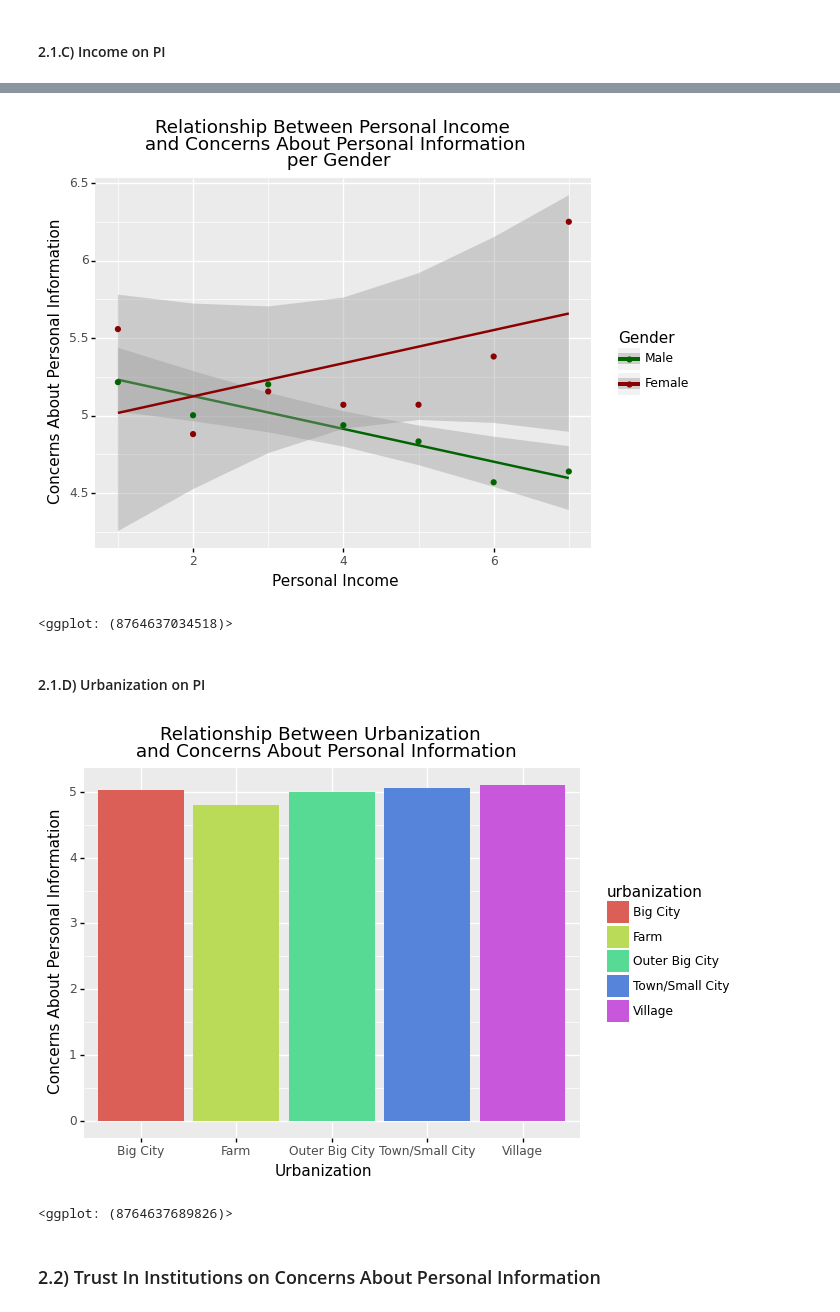
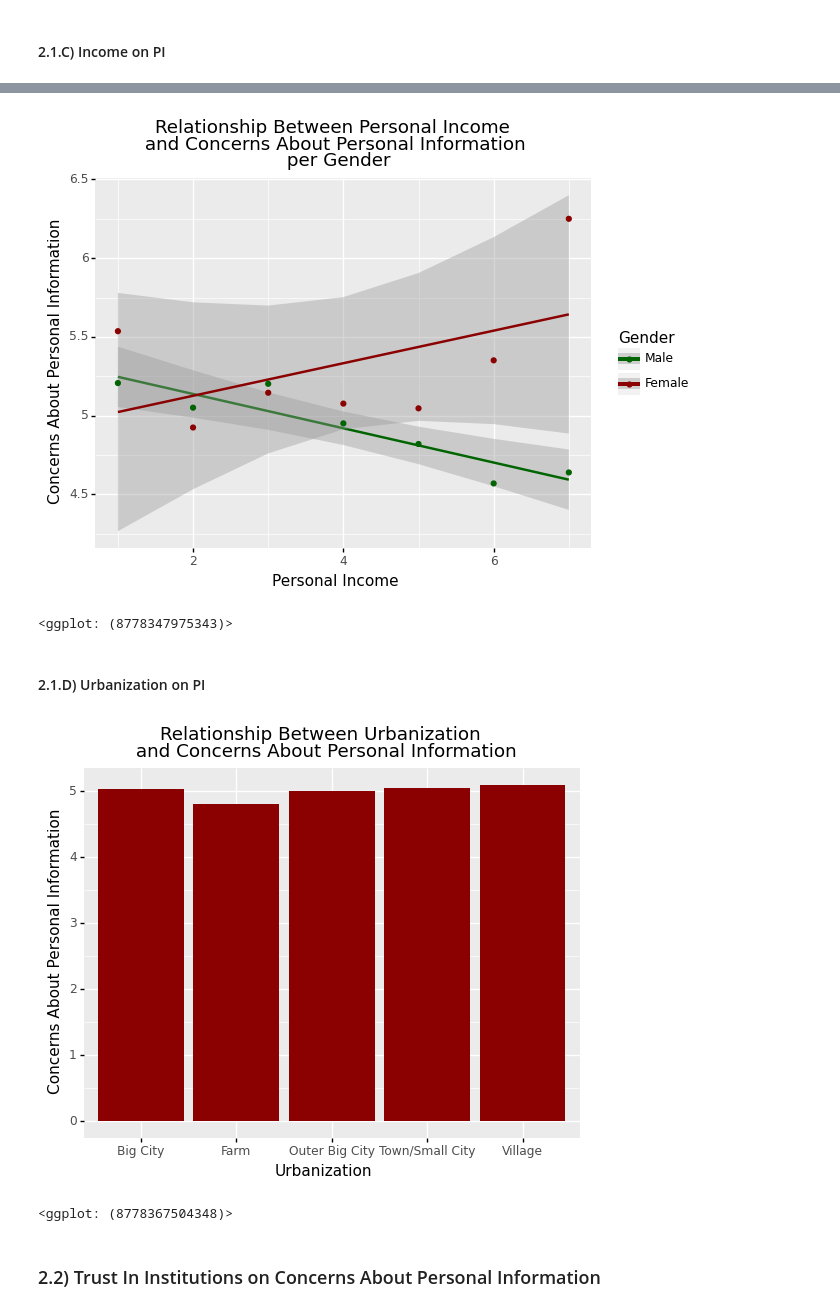
Before and after one commit to tugberkcapraz/pi_concerns, a Jupyter notebook: Post.ipynb, the cells around one changed output, grey strips where cells are left out. Saved outputs shown, nothing was run; the diff lists cells and outputs as text; code cells hidden in the pictures.

```diff
--- a/Post.ipynb
+++ b/Post.ipynb
@@ -381,7 +408,8 @@ mask = df.groupby(["income", "gender"])["pi_concerns"].mean().reset_index().copy
 mask.dropna(inplace=True)
 mask.income = mask.income.astype("int")
 
-(
+# create the plot
+income_vs_pi_gendered = (
     ggplot(mask,
            aes(x="income", y="pi_concerns", color="factor(gender)")) +
     geom_smooth(method="lm", se=True) +
@@ -392,28 +420,42 @@ mask.income = mask.income.astype("int")
                        values=["darkgreen", "darkred"],
                        labels=["Male", "Female"]) +
     ggtitle("Relationship Between Personal Income \n and Concerns About Personal Information \n per Gender")
-)
+                        )
+# save the plot
+ggplot.save(self=income_vs_pi_gendered,
+            filename="income_vs_pi_gendered.png",
+            path="plots/")
+
+# display the plot
+income_vs_pi_gendered
 # %% [output]
-[figure, old version]
+[figure, new version]
-<ggplot: (8764637034518)>
+<ggplot: (8778347975343)>
 # %% [markdown]
 #### 2.1.D) Urbanization on PI
 # %%
 mask = df.groupby(["urbanization"])["pi_concerns"].mean().reset_index().copy()
 mask.dropna(inplace=True)
 
-(
+# create the plot
+urbanization_vs_pi = (
         ggplot(mask,
-               aes(x="urbanization", y="pi_concerns", fill="urbanization")) +
-        geom_col(stat="identity") +
+               aes(x="urbanization", y="pi_concerns")) +
+        geom_col(stat="identity", fill="darkred") +
         xlab("Urbanization") +
         ylab("Concerns About Personal Information") +
         ggtitle("Relationship Between Urbanization \n and Concerns About Personal Information")
+                     )
+# save the plot
+ggplot.save(self=urbanization_vs_pi,
+            filename="urbanization_vs_pi.png",
+            path="plots/")
 
-)
+# display the plot
+urbanization_vs_pi
 # %% [output]
-[figure, old version]
+[figure, new version]
-<ggplot: (8764637689826)>
+<ggplot: (8778367504348)>
 # %% [markdown]
 ### 2.2) Trust In Institutions on Concerns About Personal Information
 # %%
```
Also changed, not shown: parts of 24 cells of this notebook, 22 other files.
